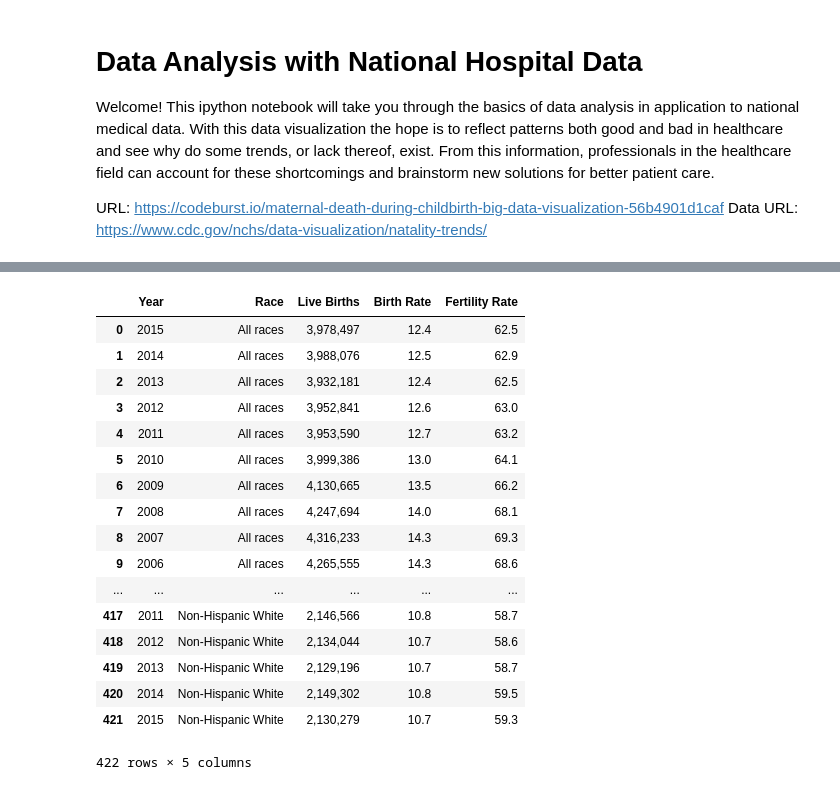
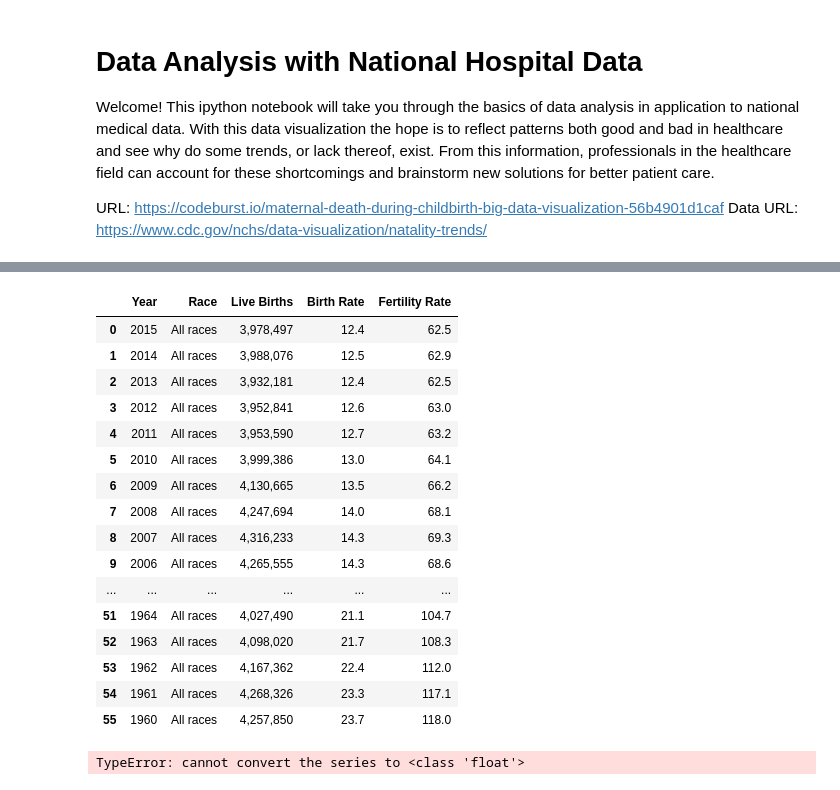
Before and after one commit to wpierre-louis/Data-Analysis, a Jupyter notebook: Data Analysis.ipynb, the cells around one changed output, grey strips where cells are left out. Drawn from its saved outputs; the diff is of its cells as text; code cells hidden in the pictures.

```diff
--- a/Data Analysis.ipynb
+++ b/Data Analysis.ipynb
@@ -108,23 +54,0 @@ AttributeError: 'Series' object has no attribute 'set_ylabel'
-# %%
-data2= pd.read_csv("NCHS_-_Natality_Measures_for_Females_by_Race_and_Hispanic_Origin__United_States (1).csv")
-# %%
-data2
-# %% [output]
-|  | Year | Race | Live Births | Birth Rate | Fertility Rate |
-| 0 | 2015 | All races | 3,978,497 | 12.4 | 62.5 |
-| 1 | 2014 | All races | 3,988,076 | 12.5 | 62.9 |
-| 2 | 2013 | All races | 3,932,181 | 12.4 | 62.5 |
-| 3 | 2012 | All races | 3,952,841 | 12.6 | 63.0 |
-| 4 | 2011 | All races | 3,953,590 | 12.7 | 63.2 |
-| 5 | 2010 | All races | 3,999,386 | 13.0 | 64.1 |
-| 6 | 2009 | All races | 4,130,665 | 13.5 | 66.2 |
-| 7 | 2008 | All races | 4,247,694 | 14.0 | 68.1 |
-| 8 | 2007 | All races | 4,316,233 | 14.3 | 69.3 |
-| 9 | 2006 | All races | 4,265,555 | 14.3 | 68.6 |
-| ... | ... | ... | ... | ... | ... |
-| 417 | 2011 | Non-Hispanic White | 2,146,566 | 10.8 | 58.7 |
-| 418 | 2012 | Non-Hispanic White | 2,134,044 | 10.7 | 58.6 |
-| 419 | 2013 | Non-Hispanic White | 2,129,196 | 10.7 | 58.7 |
-| 420 | 2014 | Non-Hispanic White | 2,149,302 | 10.8 | 59.5 |
-| 421 | 2015 | Non-Hispanic White | 2,130,279 | 10.7 | 59.3 |
-422 rows × 5 columns
@@ -130,0 +59,22 @@ data2
+# %%
+all_races= data2[data2.Race=="All races"]
+# %%
+all_races
+# %% [output]
+|  | Year | Race | Live Births | Birth Rate | Fertility Rate |
+| 0 | 2015 | All races | 3,978,497 | 12.4 | 62.5 |
+| 1 | 2014 | All races | 3,988,076 | 12.5 | 62.9 |
+| 2 | 2013 | All races | 3,932,181 | 12.4 | 62.5 |
+| 3 | 2012 | All races | 3,952,841 | 12.6 | 63.0 |
+| 4 | 2011 | All races | 3,953,590 | 12.7 | 63.2 |
+| 5 | 2010 | All races | 3,999,386 | 13.0 | 64.1 |
+| 6 | 2009 | All races | 4,130,665 | 13.5 | 66.2 |
+| 7 | 2008 | All races | 4,247,694 | 14.0 | 68.1 |
+| 8 | 2007 | All races | 4,316,233 | 14.3 | 69.3 |
+| 9 | 2006 | All races | 4,265,555 | 14.3 | 68.6 |
+| ... | ... | ... | ... | ... | ... |
+| 51 | 1964 | All races | 4,027,490 | 21.1 | 104.7 |
+| 52 | 1963 | All races | 4,098,020 | 21.7 | 108.3 |
+| 53 | 1962 | All races | 4,167,362 | 22.4 | 112.0 |
+| 54 | 1961 | All races | 4,268,326 | 23.3 | 117.1 |
+| 55 | 1960 | All races | 4,257,850 | 23.7 | 118.0 |
@@ -130,0 +85,5 @@ data2
+# %%
+plt.plot(black.Year, float(black["Live Births"]), marker='o', )
+plt.show()
+# %% [output]
+TypeError: cannot convert the series to <class 'float'>
```
Also changed, not shown: parts of 19 cells of this notebook.
